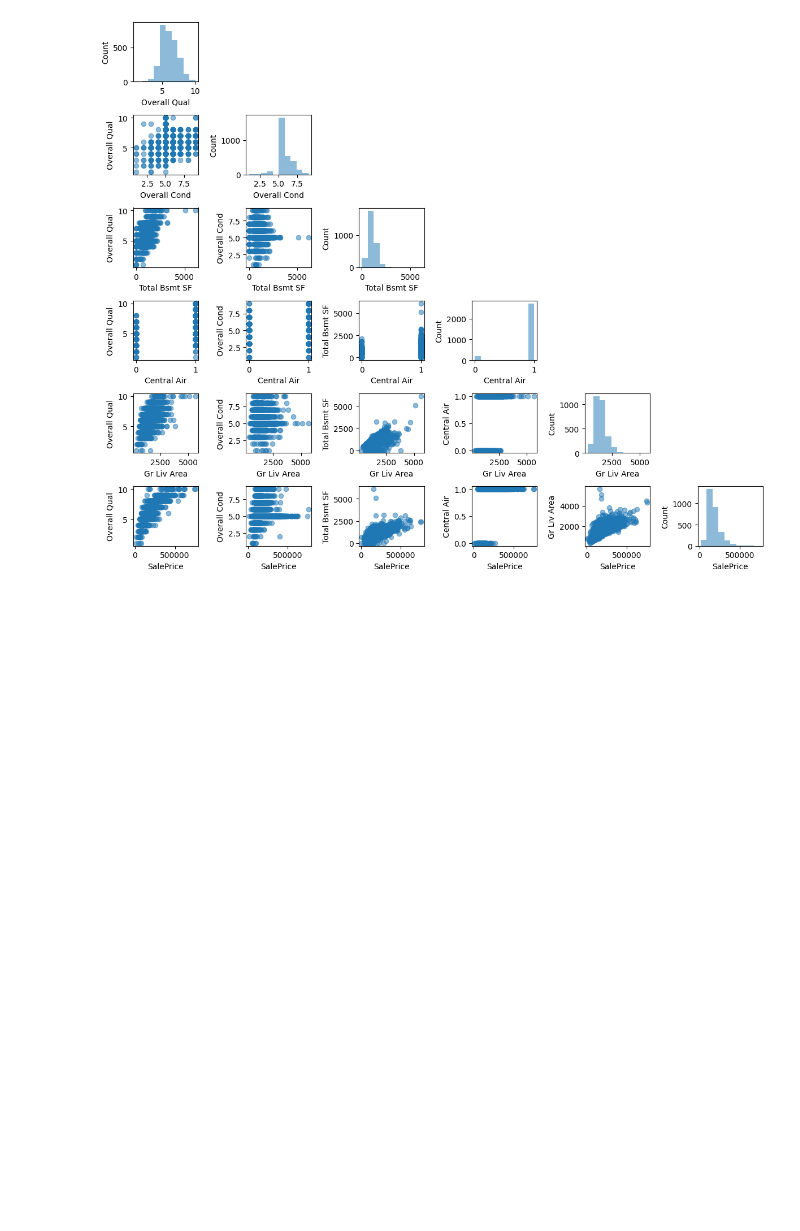
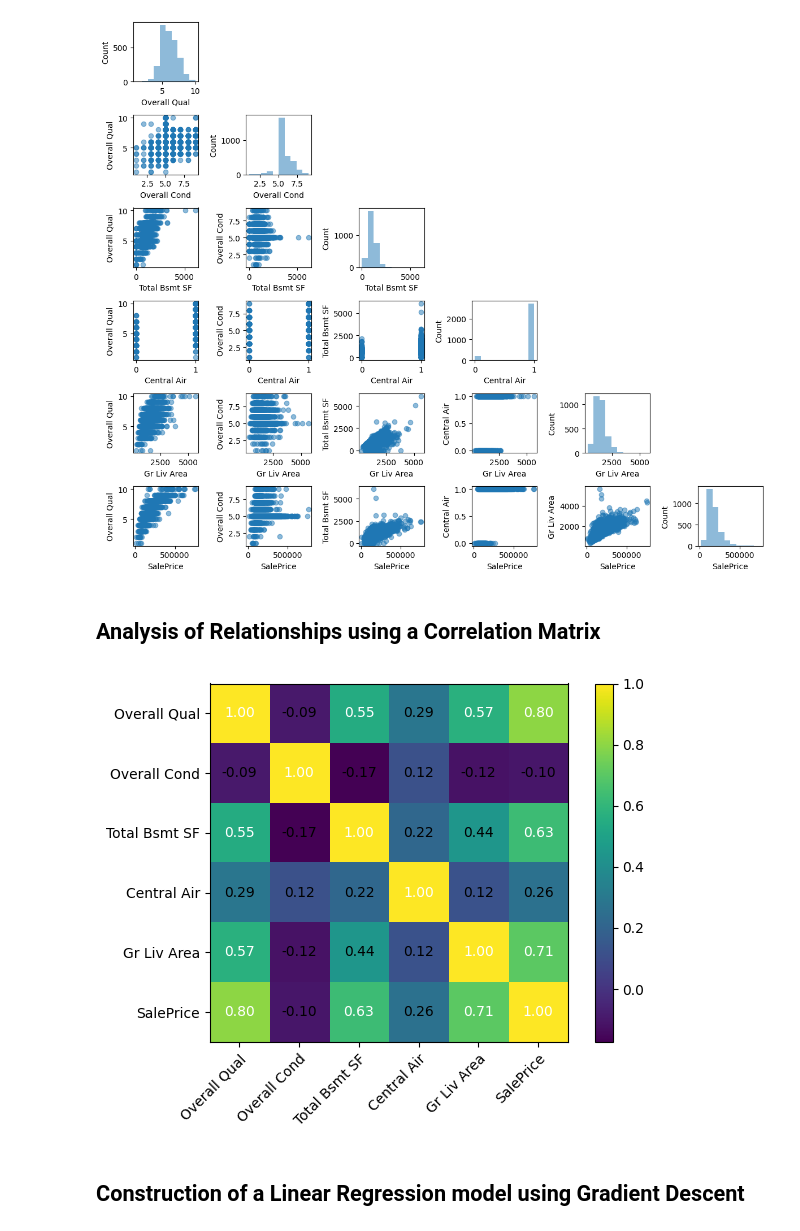
Before and after one commit to Jstafford98/Machine-Learning-with-PyTorch-and-Scikit-Learn, a Jupyter notebook: src/Chapter9.ipynb, the cells around one changed output. Saved outputs shown, nothing was run; the diff lists cells and outputs as text; code cells hidden in the pictures; blank space fills up the shorter version.

```diff
--- a/src/Chapter9.ipynb
+++ b/src/Chapter9.ipynb
@@ -42,3 +47,13 @@ scatterplotmatrix(X=ames_df.values, figsize=(12, 10), names=ames_df.columns, alp
 plt.tight_layout()
 # %% [output]
 [figure]
+# %% [markdown]
+## Analysis of Relationships using a Correlation Matrix
+# %%
+cm = np.corrcoef(ames_df.values.T)
+hm = heatmap(cm, row_names=ames_df.columns, column_names=ames_df.columns)
+plt.tight_layout()
+# %% [output]
+[figure, added]
+# %% [markdown]
+## Construction of a Linear Regression model using Gradient Descent
```
Also changed, not shown: parts of 15 cells of this notebook.
